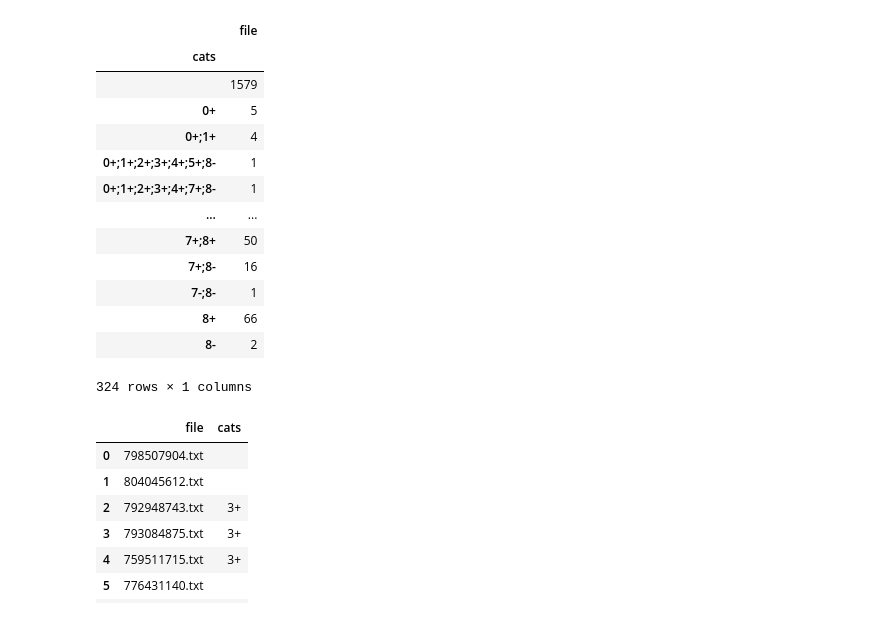
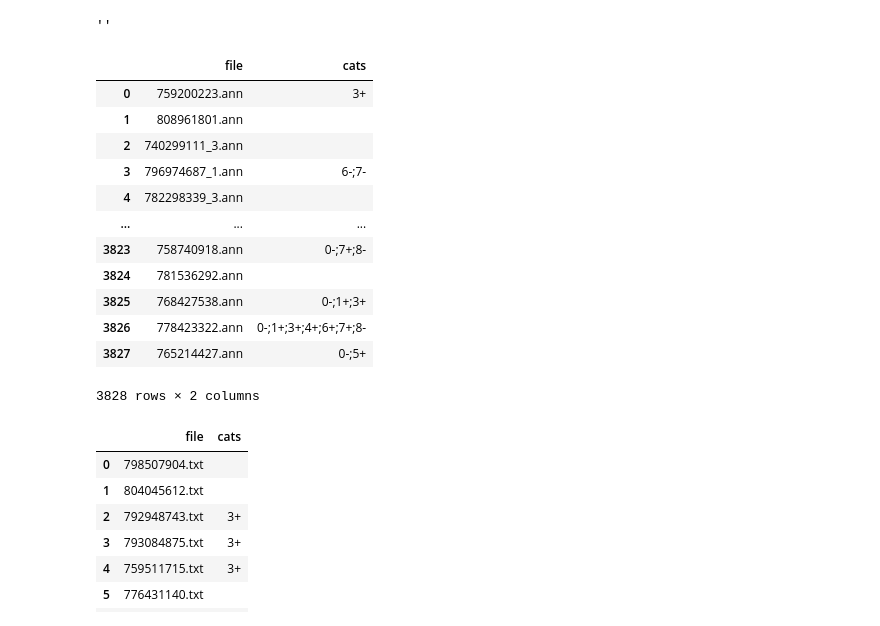
Before and after one commit to kevins4202/PURM-25, a Jupyter notebook: data/chop/Untitled.ipynb, the cells around one changed output. Cells and saved outputs as stored; diff of their text form; code cells hidden in the pictures.

```diff
--- a/data/chop/Untitled.ipynb
+++ b/data/chop/Untitled.ipynb
@@ -1,4 +1,4 @@
 # %%
 import pandas as pd
 # %%
-data = pd.read_csv("labels_cleaned.csv").fillna('')
+data = pd.read_csv("labels_initial.csv").fillna('')
@@ -5,20 +52,23 @@ data = pd.read_csv("labels_cleaned.csv").fillna('')
+# %%
+data[data['file'] == '730872812.ann']['cats'].values[0]
+# %% [output]
+''
 # %%
-data.groupby('cats').count()
+data
 # %% [output]
-|  | file |
-| cats |  |
-|  | 1579 |
-| 0+ | 5 |
-| 0+;1+ | 4 |
-| 0+;1+;2+;3+;4+;5+;8- | 1 |
-| 0+;1+;2+;3+;4+;7+;8- | 1 |
-| ... | ... |
-| 7+;8+ | 50 |
-| 7+;8- | 16 |
-| 7-;8- | 1 |
-| 8+ | 66 |
-| 8- | 2 |
+|  | file | cats |
+| 0 | 759200223.ann | 3+ |
+| 1 | 808961801.ann |  |
+| 2 | 740299111_3.ann |  |
+| 3 | 796974687_1.ann | 6-;7- |
+| 4 | 782298339_3.ann |  |
+| ... | ... | ... |
+| 3823 | 758740918.ann | 0-;7+;8- |
+| 3824 | 781536292.ann |  |
+| 3825 | 768427538.ann | 0-;1+;3+ |
+| 3826 | 778423322.ann | 0-;1+;3+;4+;6+;7+;8- |
+| 3827 | 765214427.ann | 0-;5+ |
-324 rows × 1 columns
+3828 rows × 2 columns
 # %%
 data.head(10)
 # %% [output]
```
Also changed, not shown: parts of 4 cells of this notebook, 7 other files.
